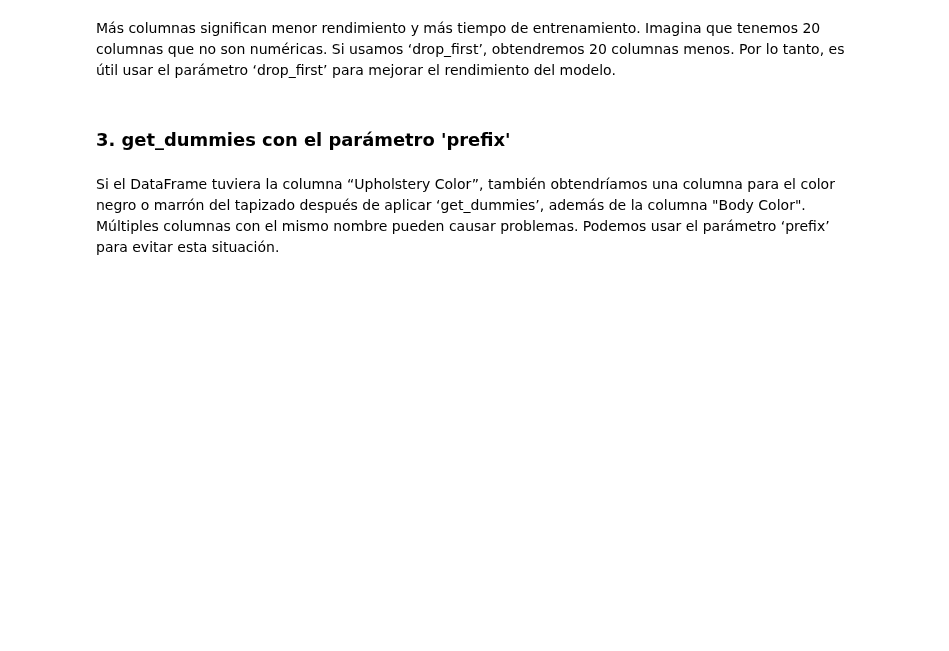
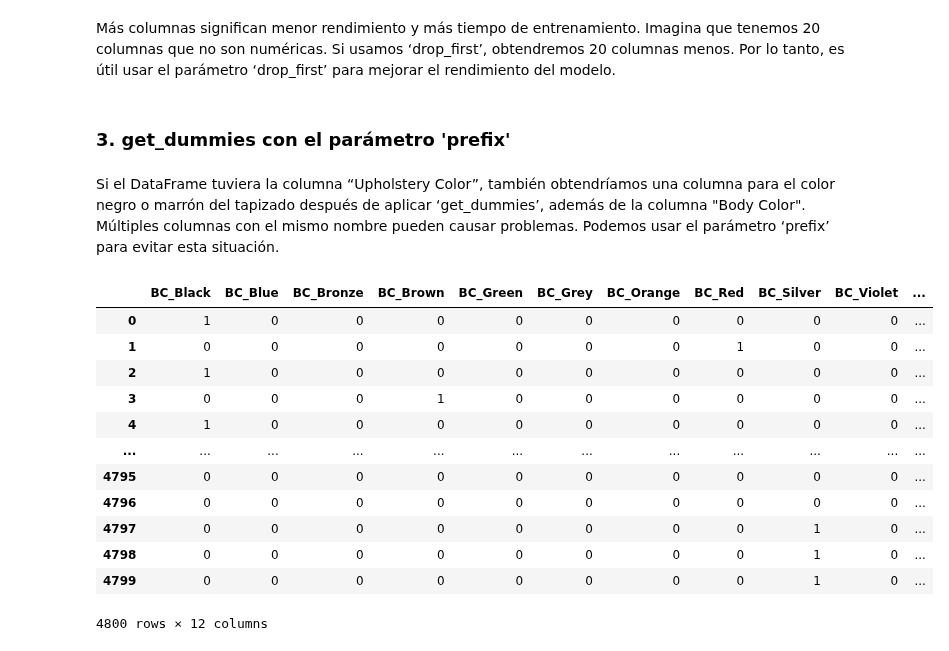
Before and after one commit to mizos0512/RPython, a Jupyter notebook: Notebooks/Clases/get_dummies_with_pandas.ipynb, the cells around one changed output. Cells and saved outputs as stored; diff of their text form; code cells hidden in the pictures; blank space fills up the shorter version.

Commit message:
Guardando get_dummies_with_pandas.ipynb

```diff
--- a/Notebooks/Clases/get_dummies_with_pandas.ipynb
+++ b/Notebooks/Clases/get_dummies_with_pandas.ipynb
@@ -172,3 +172,19 @@ Más columnas significan menor rendimiento y más tiempo de entrenamiento. Imagi
 ### 3. get_dummies con el parámetro 'prefix'
 # %% [markdown]
 Si el DataFrame tuviera la columna “Upholstery Color”, también obtendríamos una columna para el color negro o marrón del tapizado después de aplicar ‘get_dummies’, además de la columna "Body Color". Múltiples columnas con el mismo nombre pueden causar problemas. Podemos usar el parámetro ‘prefix’ para evitar esta situación.
+# %%
+pd.get_dummies(df['Body Color'], drop_first=True, prefix='BC').astype(int)
+# %% [output]
+|  | BC_Black | BC_Blue | BC_Bronze | BC_Brown | BC_Green | BC_Grey | BC_Orange | BC_Red | BC_Silver | BC_Violet | ... |
+| 0 | 1 | 0 | 0 | 0 | 0 | 0 | 0 | 0 | 0 | 0 | ... |
+| 1 | 0 | 0 | 0 | 0 | 0 | 0 | 0 | 1 | 0 | 0 | ... |
+| 2 | 1 | 0 | 0 | 0 | 0 | 0 | 0 | 0 | 0 | 0 | ... |
+| 3 | 0 | 0 | 0 | 1 | 0 | 0 | 0 | 0 | 0 | 0 | ... |
+| 4 | 1 | 0 | 0 | 0 | 0 | 0 | 0 | 0 | 0 | 0 | ... |
+| ... | ... | ... | ... | ... | ... | ... | ... | ... | ... | ... | ... |
+| 4795 | 0 | 0 | 0 | 0 | 0 | 0 | 0 | 0 | 0 | 0 | ... |
+| 4796 | 0 | 0 | 0 | 0 | 0 | 0 | 0 | 0 | 0 | 0 | ... |
+| 4797 | 0 | 0 | 0 | 0 | 0 | 0 | 0 | 0 | 1 | 0 | ... |
+| 4798 | 0 | 0 | 0 | 0 | 0 | 0 | 0 | 0 | 1 | 0 | ... |
+| 4799 | 0 | 0 | 0 | 0 | 0 | 0 | 0 | 0 | 1 | 0 | ... |
+4800 rows × 12 columns
```
Also changed, not shown: parts of 22 cells of this notebook.
